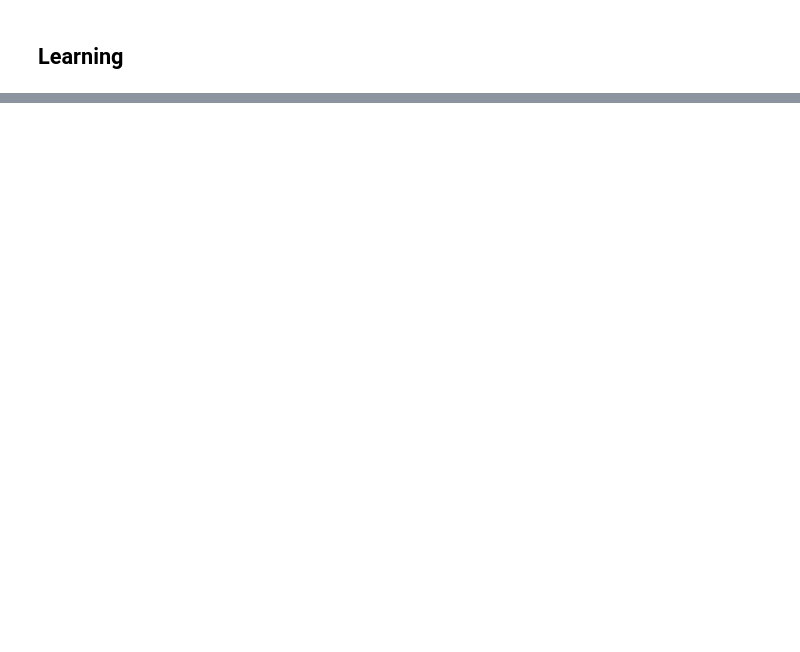
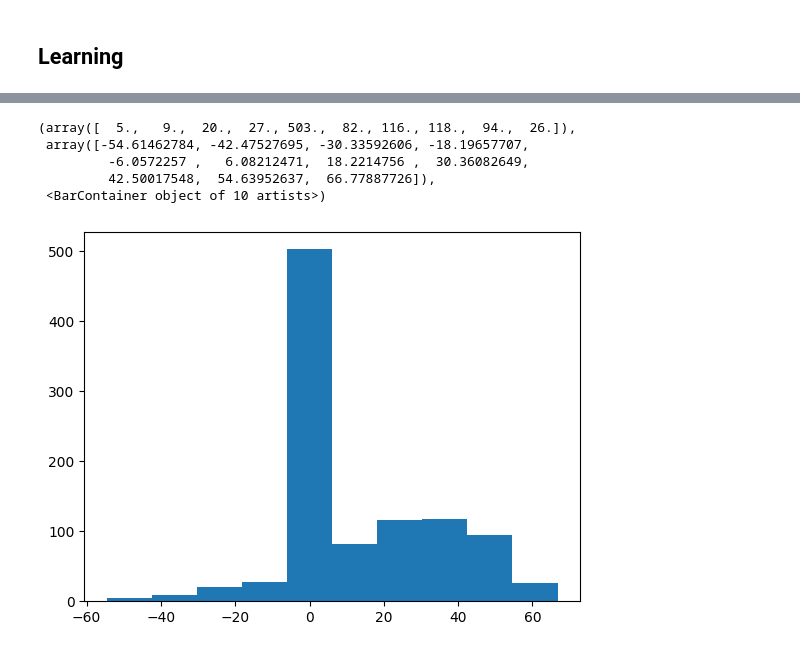
Before and after one commit to nverstaevel/ciel, a Jupyter notebook: examples/gradient_learning/test_gradient_goldstein.ipynb, the cells around one changed output, grey strips where cells are left out. Drawn from its saved outputs; the diff is of its cells as text; code cells hidden in the pictures; blank space fills up the shorter version.

```diff
--- a/examples/gradient_learning/test_gradient_goldstein.ipynb
+++ b/examples/gradient_learning/test_gradient_goldstein.ipynb
@@ -235,3 +242,13 @@ torch.Size([1000, 1]) torch.Size([1000, 2])
+# %%
+sizes = batch_volume(orthotopes)
+plt.hist(sizes.detach())
+# %% [output]
+(array([  5.,   9.,  20.,  27., 503.,  82., 116., 118.,  94.,  26.]),
+ array([-54.61462784, -42.47527695, -30.33592606, -18.19657707,
+         -6.0572257 ,   6.08212471,  18.2214756 ,  30.36082649,
+         42.50017548,  54.63952637,  66.77887726]),
+ <BarContainer object of 10 artists>)
+[figure, added]
 # %%
 ax = plt.gca()
 activations = activated(X, orthotopes, limit_probability).sum(dim=0).detach()
```
Also changed, not shown: parts of 9 cells of this notebook.
